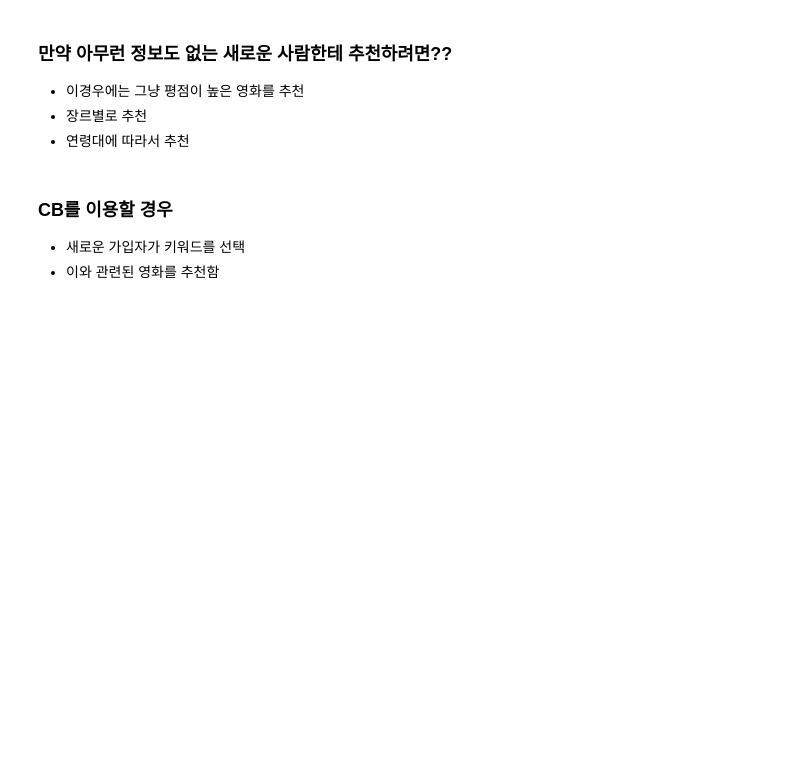
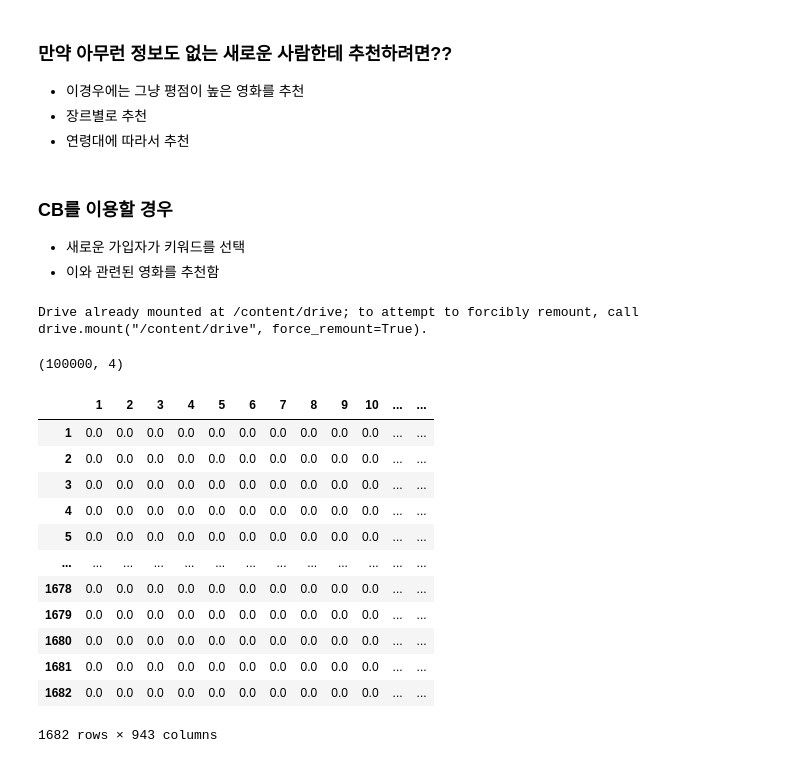
Before and after one commit to youngwoo3283/CP2_Recommendation-Modeling, a Jupyter notebook: CP2_project.ipynb, the cells around one changed output. Saved outputs shown, nothing was run; the diff lists cells and outputs as text; code cells hidden in the pictures; blank space fills up the shorter version.

```diff
--- a/CP2_project.ipynb
+++ b/CP2_project.ipynb
@@ -353,0 +357,5 @@ getRecommendation(critics, '박병관')
+# %%
+from google.colab import drive
+drive.mount('/content/drive')
+# %% [output]
+Drive already mounted at /content/drive; to attempt to forcibly remount, call drive.mount("/content/drive", force_remount=True).
@@ -353,0 +384,24 @@ getRecommendation(critics, '박병관')
+# %%
+df.shape
+# %% [output]
+(100000, 4)
+# %%
+# 1682 * 943의 데이터 프레임을 만들자
+
+t  = np.zeros((1683,944))
+tt = pd.DataFrame(t).iloc[1:,1:]
+tt
+# %% [output]
+|  | 1 | 2 | 3 | 4 | 5 | 6 | 7 | 8 | 9 | 10 | ... | ... |
+| 1 | 0.0 | 0.0 | 0.0 | 0.0 | 0.0 | 0.0 | 0.0 | 0.0 | 0.0 | 0.0 | ... | ... |
+| 2 | 0.0 | 0.0 | 0.0 | 0.0 | 0.0 | 0.0 | 0.0 | 0.0 | 0.0 | 0.0 | ... | ... |
+| 3 | 0.0 | 0.0 | 0.0 | 0.0 | 0.0 | 0.0 | 0.0 | 0.0 | 0.0 | 0.0 | ... | ... |
+| 4 | 0.0 | 0.0 | 0.0 | 0.0 | 0.0 | 0.0 | 0.0 | 0.0 | 0.0 | 0.0 | ... | ... |
+| 5 | 0.0 | 0.0 | 0.0 | 0.0 | 0.0 | 0.0 | 0.0 | 0.0 | 0.0 | 0.0 | ... | ... |
+| ... | ... | ... | ... | ... | ... | ... | ... | ... | ... | ... | ... | ... |
+| 1678 | 0.0 | 0.0 | 0.0 | 0.0 | 0.0 | 0.0 | 0.0 | 0.0 | 0.0 | 0.0 | ... | ... |
+| 1679 | 0.0 | 0.0 | 0.0 | 0.0 | 0.0 | 0.0 | 0.0 | 0.0 | 0.0 | 0.0 | ... | ... |
+| 1680 | 0.0 | 0.0 | 0.0 | 0.0 | 0.0 | 0.0 | 0.0 | 0.0 | 0.0 | 0.0 | ... | ... |
+| 1681 | 0.0 | 0.0 | 0.0 | 0.0 | 0.0 | 0.0 | 0.0 | 0.0 | 0.0 | 0.0 | ... | ... |
+| 1682 | 0.0 | 0.0 | 0.0 | 0.0 | 0.0 | 0.0 | 0.0 | 0.0 | 0.0 | 0.0 | ... | ... |
+1682 rows × 943 columns
```
Also changed, not shown: parts of 8 cells of this notebook.
